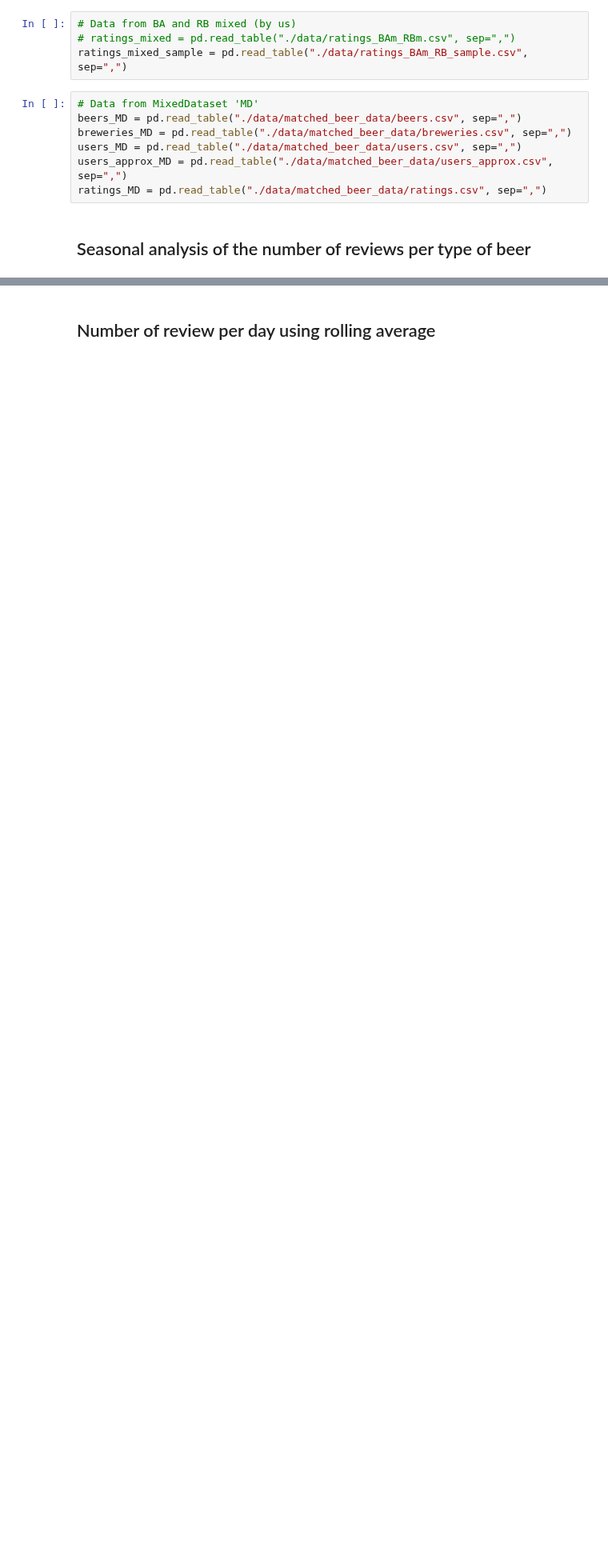
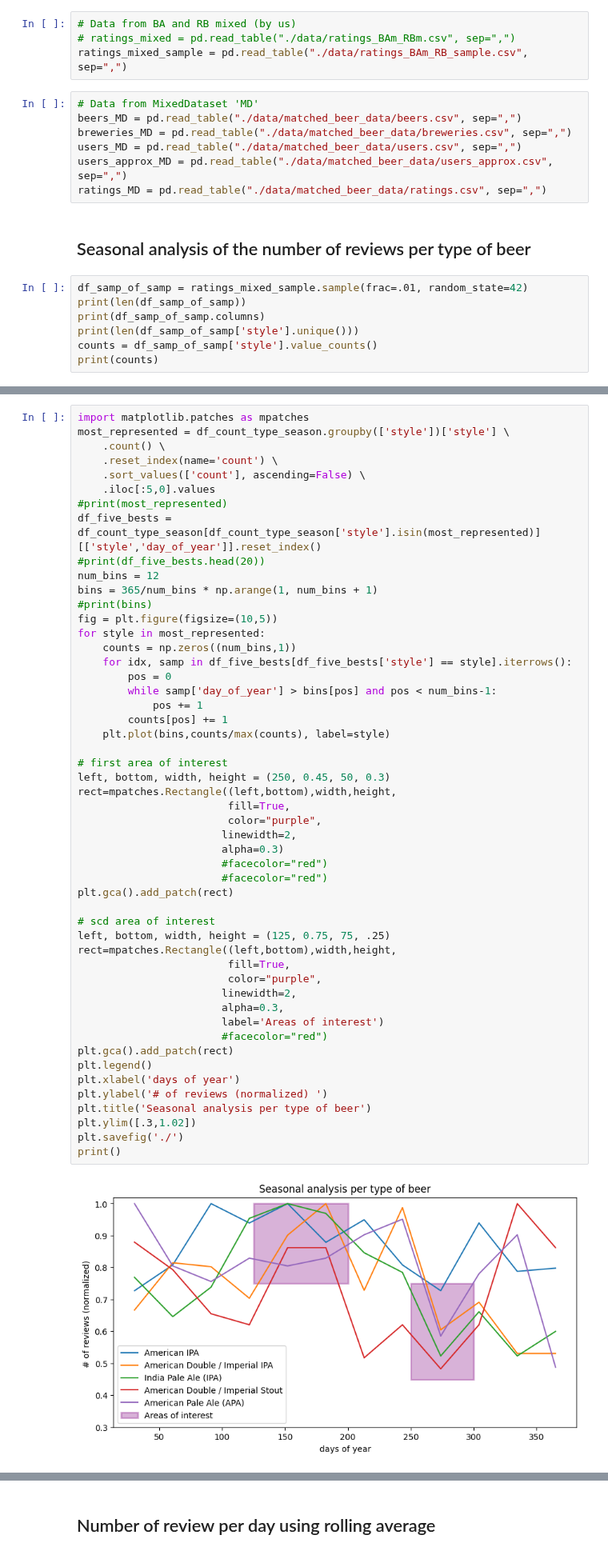
Before and after one commit to epfl-ada/ada-2023-project-dada, a Jupyter notebook: main.ipynb, the cells around one changed output, grey strips where cells are left out. Shown at 80% size. Drawn from its saved outputs; the diff is of its cells as text; blank space fills up the shorter version.

Commit message:
seasonal analysis per type of beer

```diff
--- a/main.ipynb
+++ b/main.ipynb
@@ -32,3 +33,10 @@ users_approx_MD = pd.read_table("./data/matched_beer_data/users_approx.csv", sep
 ratings_MD = pd.read_table("./data/matched_beer_data/ratings.csv", sep=",")
 # %% [markdown]
 ## Seasonal analysis of the number of reviews per type of beer
+# %%
+df_samp_of_samp = ratings_mixed_sample.sample(frac=.01, random_state=42)
+print(len(df_samp_of_samp))
+print(df_samp_of_samp.columns)
+print(len(df_samp_of_samp['style'].unique()))
+counts = df_samp_of_samp['style'].value_counts()
+print(counts)
@@ -34,0 +108,53 @@ ratings_MD = pd.read_table("./data/matched_beer_data/ratings.csv", sep=",")
+# %%
+import matplotlib.patches as mpatches
+most_represented = df_count_type_season.groupby(['style'])['style'] \
+    .count() \
+    .reset_index(name='count') \
+    .sort_values(['count'], ascending=False) \
+    .iloc[:5,0].values
+#print(most_represented)
+df_five_bests = df_count_type_season[df_count_type_season['style'].isin(most_represented)][['style','day_of_year']].reset_index()
+#print(df_five_bests.head(20))
+num_bins = 12
+bins = 365/num_bins * np.arange(1, num_bins + 1)
+#print(bins)
+fig = plt.figure(figsize=(10,5))
+for style in most_represented:
+    counts = np.zeros((num_bins,1))
+    for idx, samp in df_five_bests[df_five_bests['style'] == style].iterrows():
+        pos = 0
+        while samp['day_of_year'] > bins[pos] and pos < num_bins-1:
+            pos += 1
+        counts[pos] += 1
+    plt.plot(bins,counts/max(counts), label=style)
+
+# first area of interest
+left, bottom, width, height = (250, 0.45, 50, 0.3)
+rect=mpatches.Rectangle((left,bottom),width,height,
+                        fill=True,
+                        color="purple",
+                       linewidth=2,
+                       alpha=0.3)
+                       #facecolor="red")
+                       #facecolor="red")
+plt.gca().add_patch(rect)
+
+# scd area of interest
+left, bottom, width, height = (125, 0.75, 75, .25)
+rect=mpatches.Rectangle((left,bottom),width,height,
+                        fill=True,
+                        color="purple",
+                       linewidth=2,
+                       alpha=0.3,
+                       label='Areas of interest')
+                       #facecolor="red")
+plt.gca().add_patch(rect)
+plt.legend()
+plt.xlabel('days of year')
+plt.ylabel('# of reviews (normalized) ')
+plt.title('Seasonal analysis per type of beer')
+plt.ylim([.3,1.02])
+plt.savefig('./')
+print()
+# %% [output]
+[figure, added]
```
Also changed, not shown: parts of 5 cells of this notebook, 2 other files.
